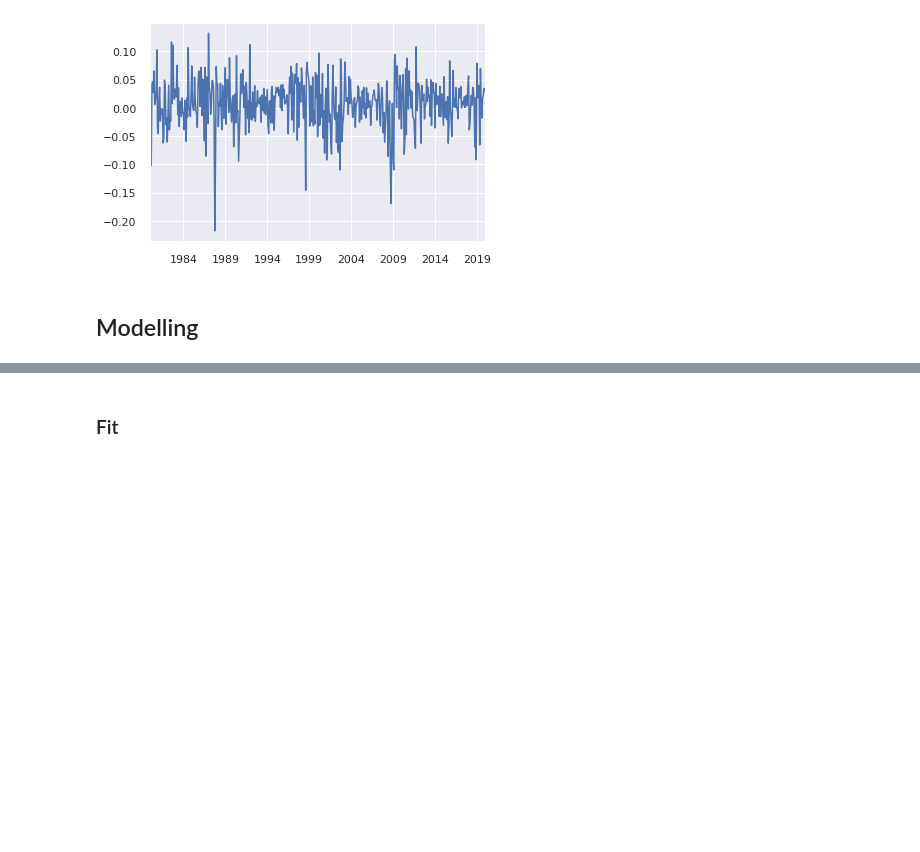
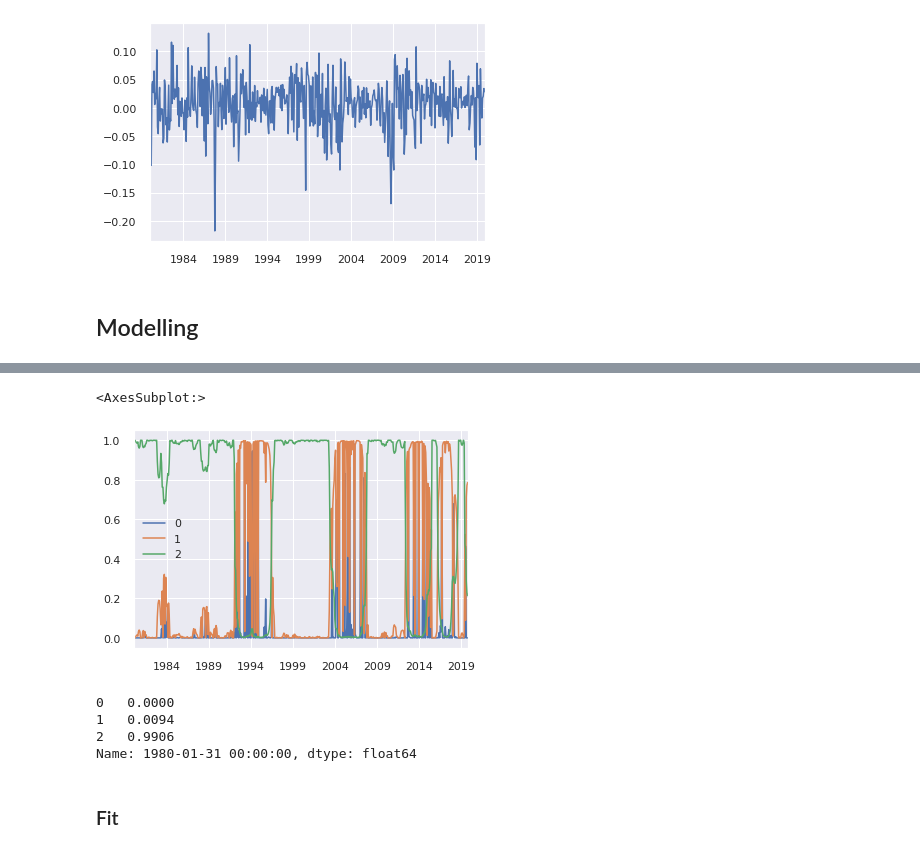
Before and after one commit to felixbrunner/hmm-real-vol, a Jupyter notebook: notebooks/_model_dp.ipynb, the cells around one changed output, grey strips where cells are left out. Cells and saved outputs as stored; diff of their text form; code cells hidden in the pictures; blank space fills up the shorter version.

```diff
--- a/notebooks/_model_dp.ipynb
+++ b/notebooks/_model_dp.ipynb
@@ -61,0 +92,3 @@ series = returns
+# %%
+hmm = HMM(switch_var=True, k=3)
+hmm = hmm.fit(series, start_params=None, iter=100)
@@ -62,3 +106,15 @@ series = returns
+# %%
+hmm.smooth_prob_.plot()
+# %% [output]
+<AxesSubplot:>
+[figure, added]
+# %%
+hmm.smooth_prob_.iloc[0]
+# %% [output]
+0   0.0000
+1   0.0094
+2   0.9906
+Name: 1980-01-31 00:00:00, dtype: float64
 # %% [markdown]
 ### Fit
 # %%
```
Also changed, not shown: parts of 16 cells of this notebook, 5 other files.
